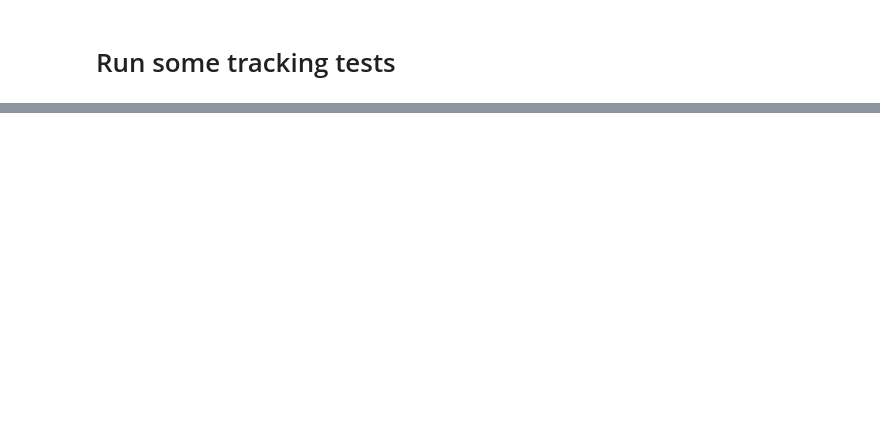
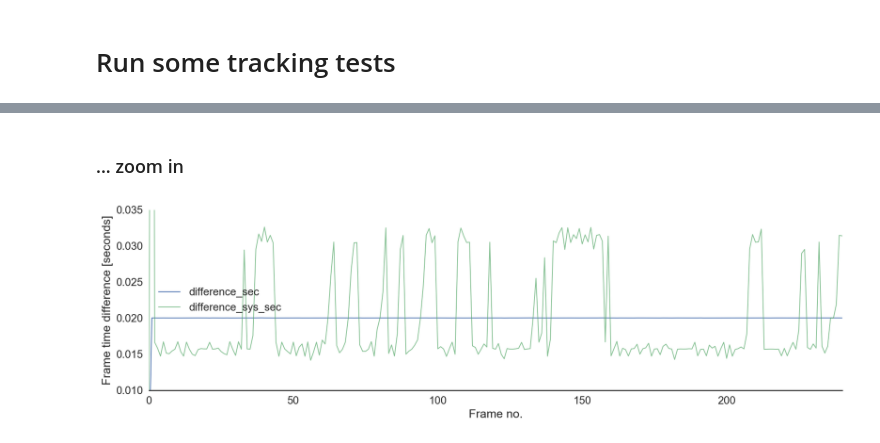
Before and after one commit to kavli-ntnu/2P_tracking, a Jupyter notebook: notebooks/Trackings_tests.ipynb, the cells around one changed output, grey strips where cells are left out. Cells and saved outputs as stored; diff of their text form; code cells hidden in the pictures; blank space fills up the shorter version.

```diff
--- a/notebooks/Trackings_tests.ipynb
+++ b/notebooks/Trackings_tests.ipynb
@@ -85,0 +61,17 @@ plt.show();
+# %% [markdown]
+### ... zoom in
+# %%
+figure = plt.figure(figsize=(15,4))
+ax = figure.add_subplot(111)
+ax.plot(tracking.difference_sec,lw=1,label="difference_sec")
+ax.plot(tracking.difference_sys_sec,lw=1,label="difference_sys_sec",alpha=.7)
+#ax.axhline(y=0.025,lw=1,color='r')
+ax.set_xlim(0,240)
+ax.set_ylim(0.01,0.035)
+ax.set_ylabel("Frame time difference [seconds]")
+ax.set_xlabel("Frame no.")
+plt.legend()
+sns.despine(left=True)
+plt.show();
+# %% [output]
+[figure, added]
```
Also changed, not shown: parts of 22 cells of this notebook, 1 other file.
